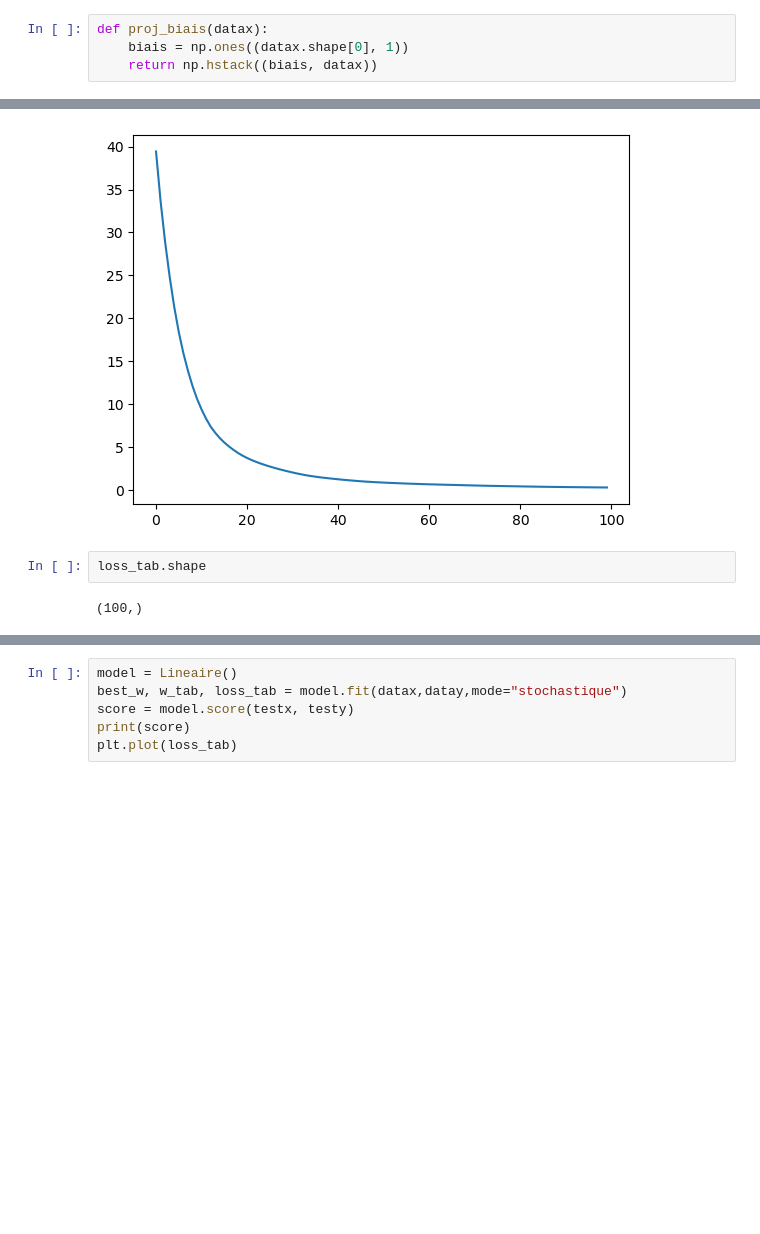
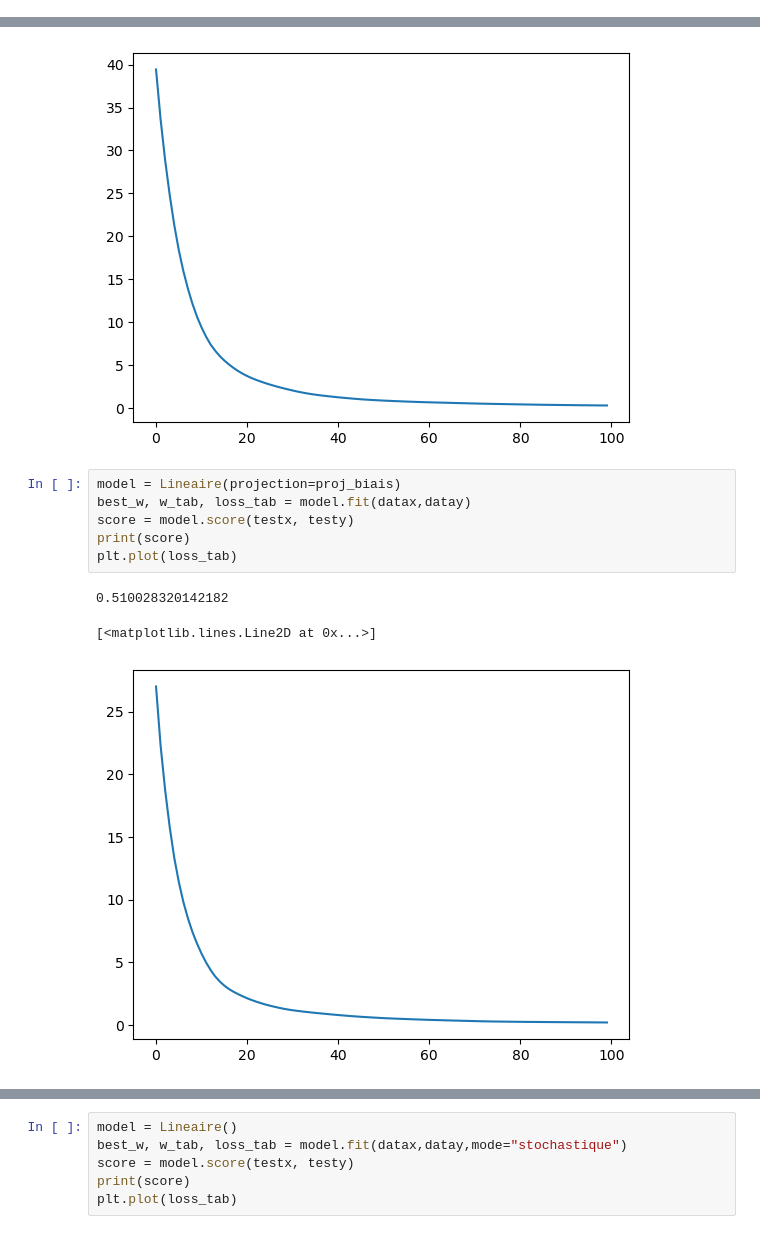
Before and after one commit to dataymeric/DAC, a Jupyter notebook: ML/TME4/src/tme4.ipynb, the cells around one changed output, grey strips where cells are left out. Saved outputs shown, nothing was run; the diff lists cells and outputs as text; blank space fills up the shorter version.

Commit message:
ML/TME4: feat: projections

```diff
--- a/ML/TME4/src/tme4.ipynb
+++ b/ML/TME4/src/tme4.ipynb
@@ -176,4 +0,0 @@ testy = np.where(testy == neg, -1, 1)
-# %%
-def proj_biais(datax):
-    biais = np.ones((datax.shape[0], 1))
-    return np.hstack((biais, datax))
@@ -190,7 +21,13 @@ plt.plot(loss_tab)
 0.5097957793852619
 [<matplotlib.lines.Line2D at 0x...>]
 [figure]
-# %%
-loss_tab.shape
-# %% [output]
-(100,)
+# %%
+model = Lineaire(projection=proj_biais)
+best_w, w_tab, loss_tab = model.fit(datax,datay)
+score = model.score(testx, testy)
+print(score)
+plt.plot(loss_tab)
+# %% [output]
+0.510028320142182
+[<matplotlib.lines.Line2D at 0x...>]
+[figure, added]
```
Also changed, not shown: parts of 6 cells of this notebook, 1 other file.
